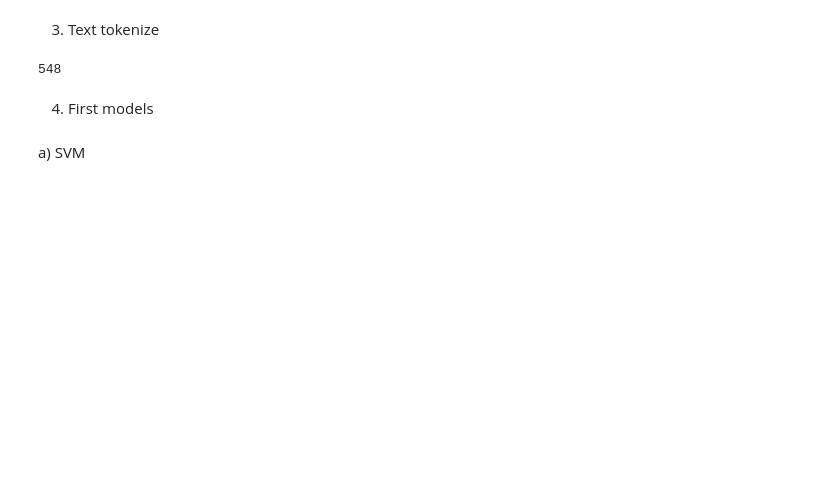
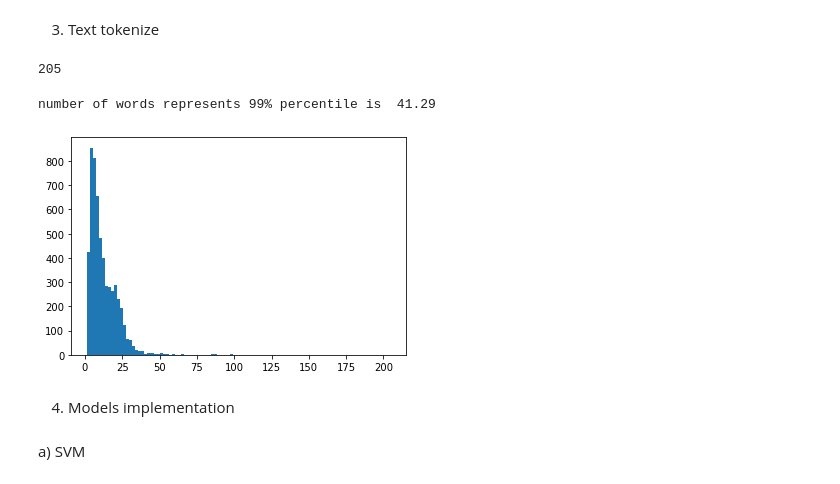
Before and after one commit to dtararuj/SMS_spam_detection, a Jupyter notebook: SMS_SPAM_detection.ipynb, the cells around one changed output. Cells and saved outputs as stored; diff of their text form; code cells hidden in the pictures; blank space fills up the shorter version.

Commit message:
final model implemented

```diff
--- a/SMS_SPAM_detection.ipynb
+++ b/SMS_SPAM_detection.ipynb
@@ -211,5 +202,17 @@ print(df1)
 
 [5572 rows x 2 columns]
 # %%
-df1['clean_1']
+#let steem words in our dataset
+ps = PorterStemmer()
+
+def porter(text):
+    text = nltk.word_tokenize(text) # split sentence to words
+    text_set = []                   # empty list
+    for i in text:                  # for each word do...
+        text_set.append(ps.stem(i)) # steem and append to list
+
+    return " ".join(text_set)       # join every word in list back to sentence
+
+df1['text_steemed'] =df1['clean_1'].apply(porter)
+df1
 # %% [output]
@@ -234,12 +237,16 @@ X_train, X_test,Y_train, Y_test = train_test_split(df1['clean_1'],Y, test_size=
 # %%
 x_list musi byc lista slow z kazdego wiersza
 # %%
-# let check the longest sms in our dataset
-maxims = []
-for i,j in enumerate(X_list):
-    maxims.append(len(X_list[i]))
-
-np.max(maxims)
+# let check the longest sms (number of words) in our dataset
+num_words = df1['text_steemed'].apply(lambda x: len(nltk.word_tokenize(x)))
+num_words.max()
 # %% [output]
-548
+205
+# %%
+#How looks the range of words per messege
+_= plt.hist(num_words, bins = 100)
+print('number of words represents 99% percentile is ', round(np.quantile(num_words,0.99),2))
+# %% [output]
+number of words represents 99% percentile is  41.29
+[figure, added]
 # %%
@@ -281,6 +288,6 @@ Y_train = np.delete(Y_train, train_to_remove, axis = 0)
 #Y_test
 Y_test = np.delete(Y_test, test_to_remove, axis = 0)
 # %% [markdown]
-4. First models
+4. Models implementation
 # %%
 # to make reproduced results.
```
Also changed, not shown: parts of 34 cells of this notebook, 1 other file.
